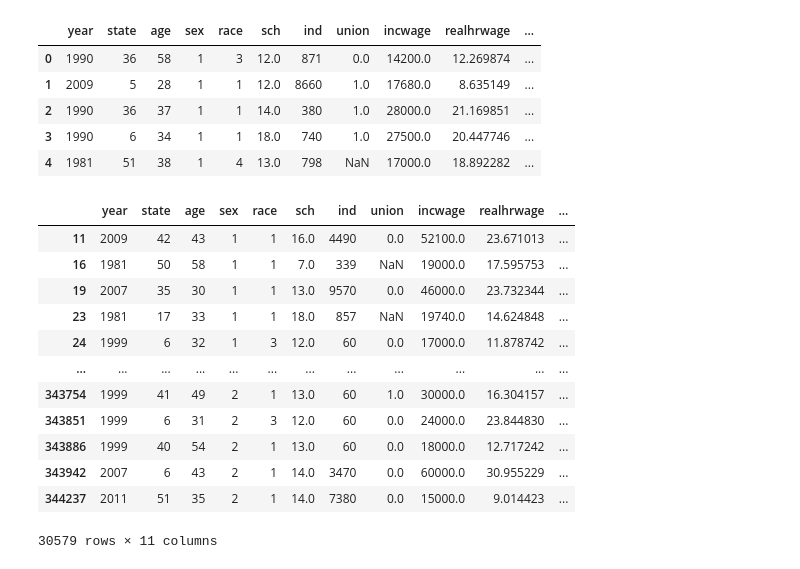
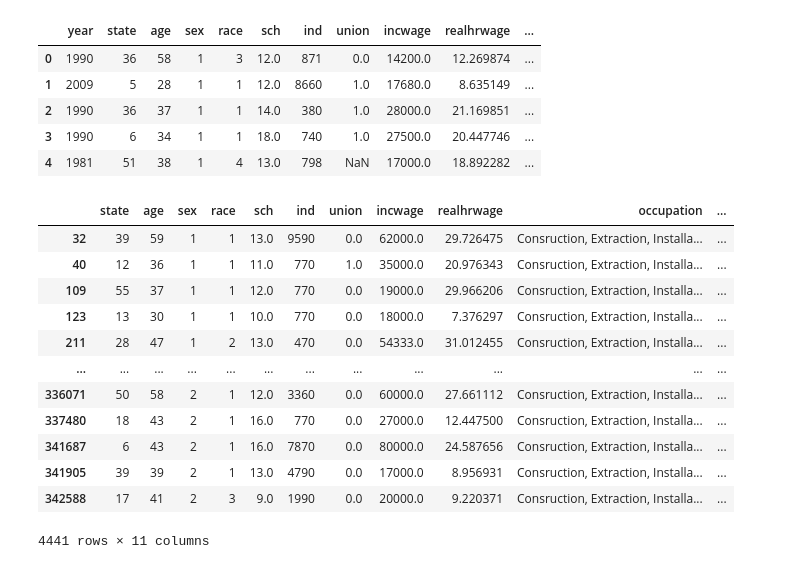
Before and after one commit to Feilusun/QM2, a Jupyter notebook: notebooks/W07. Linear Regression.ipynb, the cells around one changed output. Cells and saved outputs as stored; diff of their text form; code cells hidden in the pictures.

```diff
--- a/notebooks/W07. Linear Regression.ipynb
+++ b/notebooks/W07. Linear Regression.ipynb
@@ -583,19 +583,19 @@ df.head()
 | 3 | 1990 | 6 | 34 | 1 | 1 | 18.0 | 740 | 1.0 | 27500.0 | 20.447746 | ... |
 | 4 | 1981 | 51 | 38 | 1 | 4 | 13.0 | 798 | NaN | 17000.0 | 18.892282 | ... |
 # %%
-filtered_df = df[df['occupation'].str.contains('Extraction')]
+filtered_df = reg_df[reg_df['occupation'].str.contains('Consruction, Extraction, Installation', case=False, na=False)].copy()
 filtered_df
 # %% [output]
-|  | year | state | age | sex | race | sch | ind | union | incwage | realhrwage | ... |
-| 11 | 2009 | 42 | 43 | 1 | 1 | 16.0 | 4490 | 0.0 | 52100.0 | 23.671013 | ... |
-| 16 | 1981 | 50 | 58 | 1 | 1 | 7.0 | 339 | NaN | 19000.0 | 17.595753 | ... |
-| 19 | 2007 | 35 | 30 | 1 | 1 | 13.0 | 9570 | 0.0 | 46000.0 | 23.732344 | ... |
-| 23 | 1981 | 17 | 33 | 1 | 1 | 18.0 | 857 | NaN | 19740.0 | 14.624848 | ... |
-| 24 | 1999 | 6 | 32 | 1 | 3 | 12.0 | 60 | 0.0 | 17000.0 | 11.878742 | ... |
+|  | state | age | sex | race | sch | ind | union | incwage | realhrwage | occupation | ... |
+| 32 | 39 | 59 | 1 | 1 | 13.0 | 9590 | 0.0 | 62000.0 | 29.726475 | Consruction, Extraction, Installa... | ... |
+| 40 | 12 | 36 | 1 | 1 | 11.0 | 770 | 1.0 | 35000.0 | 20.976343 | Consruction, Extraction, Installa... | ... |
+| 109 | 55 | 37 | 1 | 1 | 12.0 | 770 | 0.0 | 19000.0 | 29.966206 | Consruction, Extraction, Installa... | ... |
+| 123 | 13 | 30 | 1 | 1 | 10.0 | 770 | 0.0 | 18000.0 | 7.376297 | Consruction, Extraction, Installa... | ... |
+| 211 | 28 | 47 | 1 | 2 | 13.0 | 470 | 0.0 | 54333.0 | 31.012455 | Consruction, Extraction, Installa... | ... |
 | ... | ... | ... | ... | ... | ... | ... | ... | ... | ... | ... | ... |
-| 343754 | 1999 | 41 | 49 | 2 | 1 | 13.0 | 60 | 1.0 | 30000.0 | 16.304157 | ... |
-| 343851 | 1999 | 6 | 31 | 2 | 3 | 12.0 | 60 | 0.0 | 24000.0 | 23.844830 | ... |
-| 343886 | 1999 | 40 | 54 | 2 | 1 | 13.0 | 60 | 0.0 | 18000.0 | 12.717242 | ... |
-| 343942 | 2007 | 6 | 43 | 2 | 1 | 14.0 | 3470 | 0.0 | 60000.0 | 30.955229 | ... |
-| 344237 | 2011 | 51 | 35 | 2 | 1 | 14.0 | 7380 | 0.0 | 15000.0 | 9.014423 | ... |
+| 336071 | 50 | 58 | 2 | 1 | 12.0 | 3360 | 0.0 | 60000.0 | 27.661112 | Consruction, Extraction, Installa... | ... |
+| 337480 | 18 | 43 | 2 | 1 | 16.0 | 770 | 0.0 | 27000.0 | 12.447500 | Consruction, Extraction, Installa... | ... |
+| 341687 | 6 | 43 | 2 | 1 | 16.0 | 7870 | 0.0 | 80000.0 | 24.587656 | Consruction, Extraction, Installa... | ... |
+| 341905 | 39 | 39 | 2 | 1 | 13.0 | 4790 | 0.0 | 17000.0 | 8.956931 | Consruction, Extraction, Installa... | ... |
+| 342588 | 17 | 41 | 2 | 3 | 9.0 | 1990 | 0.0 | 20000.0 | 9.220371 | Consruction, Extraction, Installa... | ... |
-30579 rows × 11 columns
+4441 rows × 11 columns
```
Also changed, not shown: parts of 4 cells of this notebook.
